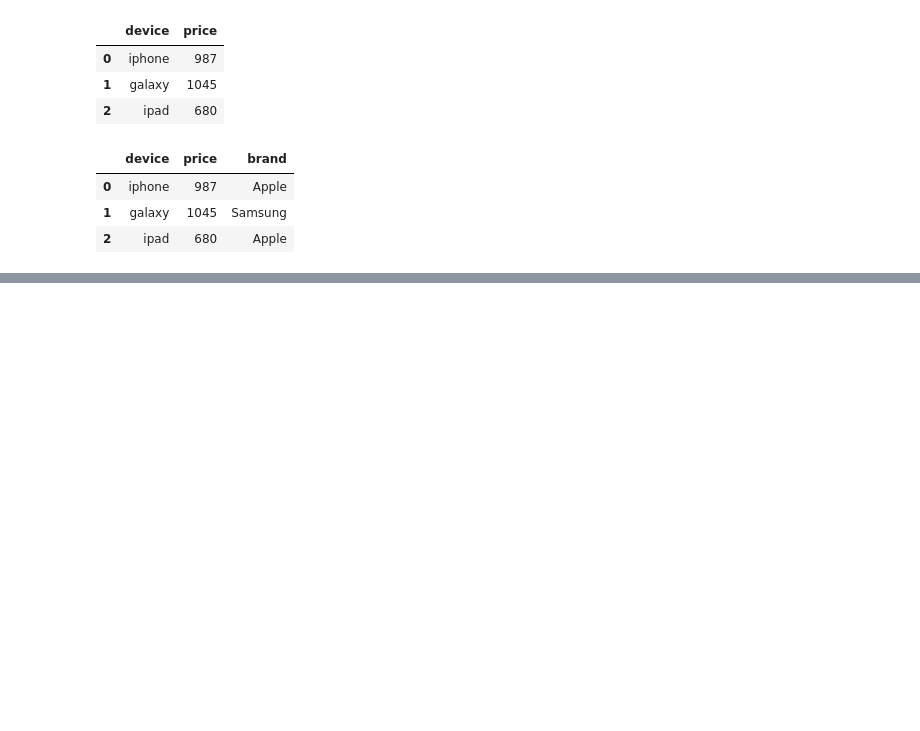
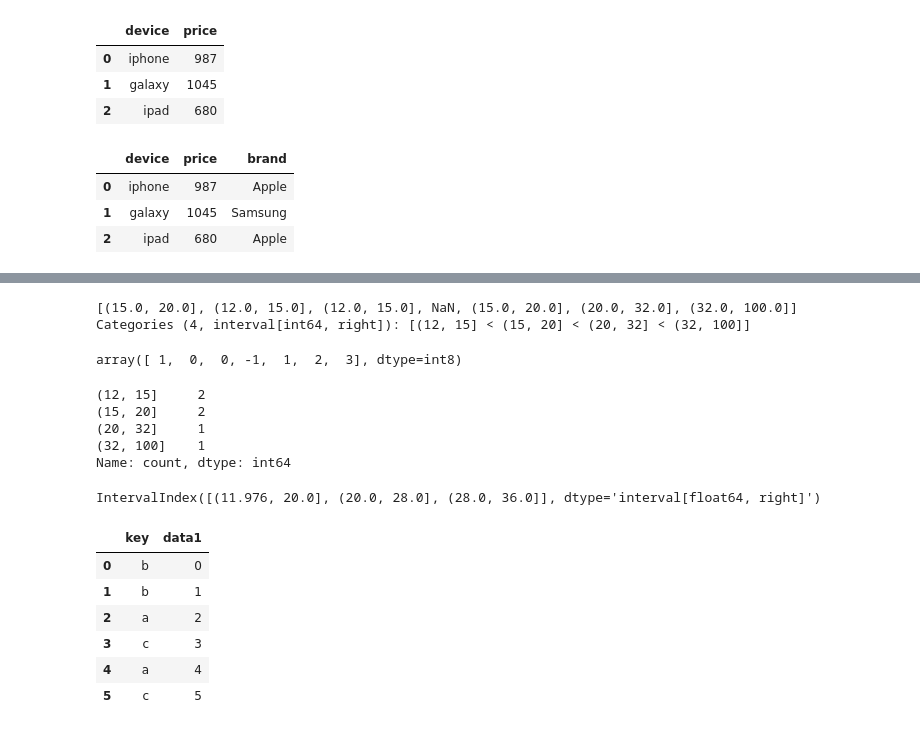
Before and after one commit to Hali2909/ExerciseNumpy, a Jupyter notebook: panda_csv.ipynb, the cells around one changed output, grey strips where cells are left out. Saved outputs shown, nothing was run; the diff lists cells and outputs as text; code cells hidden in the pictures; blank space fills up the shorter version.

```diff
--- a/panda_csv.ipynb
+++ b/panda_csv.ipynb
@@ -189,0 +217,33 @@ data
+# %%
+values = pd.cut(ages, bins)
+print(values)
+# %% [output]
+[(15.0, 20.0], (12.0, 15.0], (12.0, 15.0], NaN, (15.0, 20.0], (20.0, 32.0], (32.0, 100.0]]
+Categories (4, interval[int64, right]): [(12, 15] < (15, 20] < (20, 32] < (32, 100]]
+# %%
+values.codes #you see in which category belong one number
+# %% [output]
+array([ 1,  0,  0, -1,  1,  2,  3], dtype=int8)
+# %%
+pd.value_counts(values)
+# %% [output]
+(12, 15]     2
+(15, 20]     2
+(20, 32]     1
+(32, 100]    1
+Name: count, dtype: int64
+# %%
+pd.cut(ages, 3).categories
+# %% [output]
+IntervalIndex([(11.976, 20.0], (20.0, 28.0], (28.0, 36.0]], dtype='interval[float64, right]')
+# %%
+df = pd.DataFrame({'key': ['b', 'b', 'a', 'c','a', 'c'], 'data1': range(6)})
+df
+# %% [output]
+|  | key | data1 |
+| 0 | b | 0 |
+| 1 | b | 1 |
+| 2 | a | 2 |
+| 3 | c | 3 |
+| 4 | a | 4 |
+| 5 | c | 5 |
```
Also changed, not shown: parts of 6 cells of this notebook.
